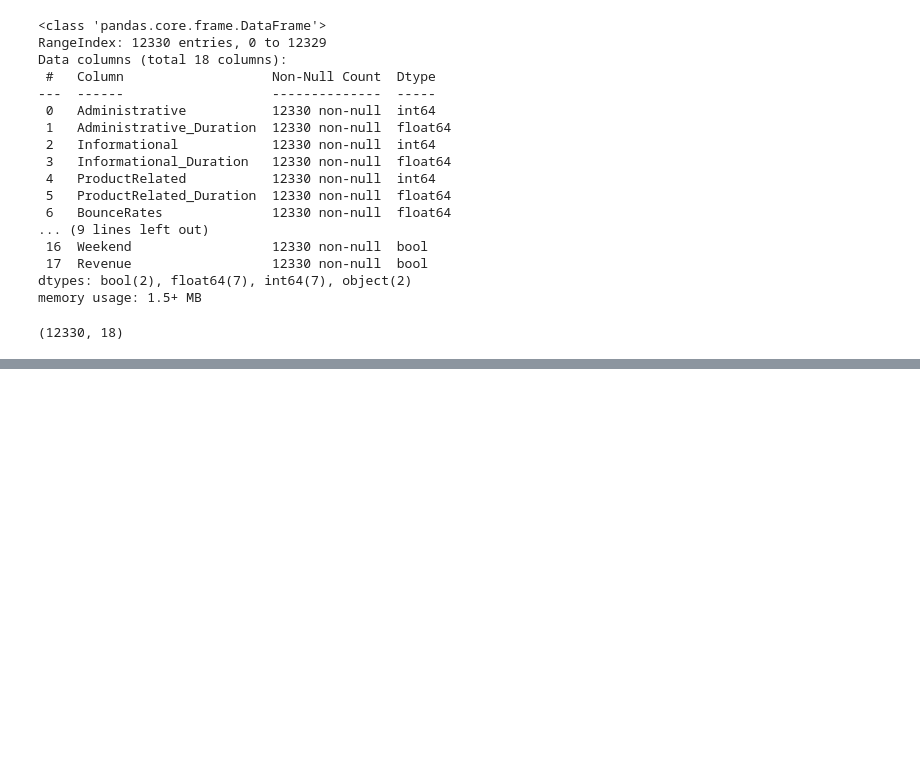
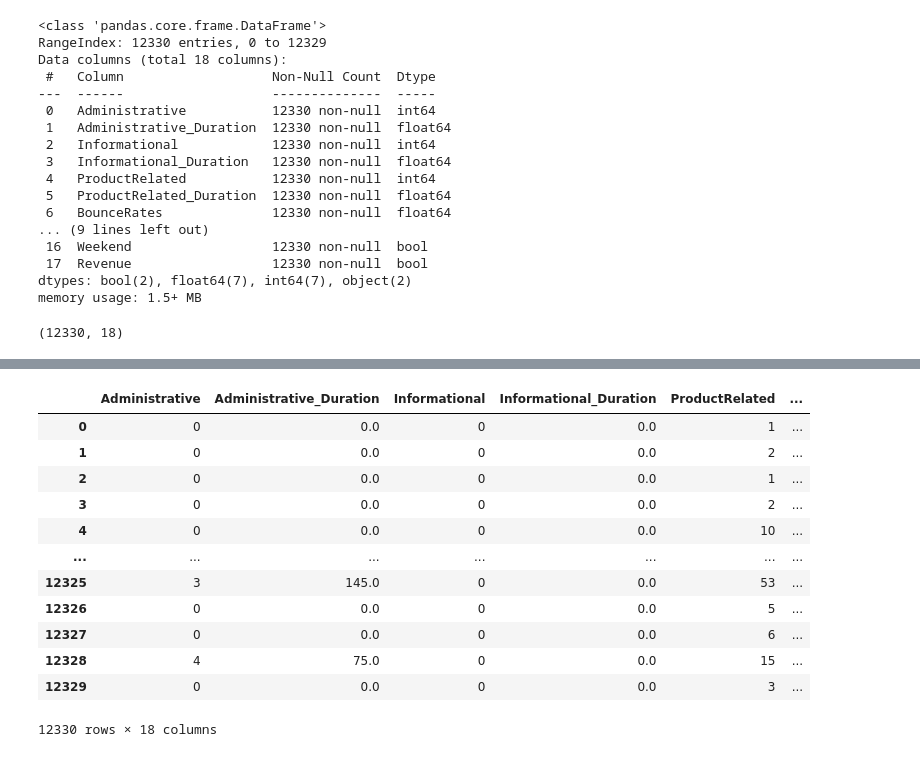
Before and after one commit to SimranKumari93/pandas-practice, a Jupyter notebook: Online Shopping/Notebook.ipynb, the cells around one changed output, grey strips where cells are left out. Drawn from its saved outputs; the diff is of its cells as text; code cells hidden in the pictures; blank space fills up the shorter version.

```diff
--- a/Online Shopping/Notebook.ipynb
+++ b/Online Shopping/Notebook.ipynb
@@ -55,4 +55,7 @@ df.shape
 (12330, 18)
 # %%
 for col in df.columns:
-    df[col] =
+    if df[col].dtype == 'object':
+        df[col].fillna(df[col].mode()[0], inplace=True)
+    else:
+        df[col].fillna(df[col].median(), inplace=True)
@@ -58,0 +100,16 @@ for col in df.columns:
+# %%
+df.fillna(0)
+# %% [output]
+|  | Administrative | Administrative_Duration | Informational | Informational_Duration | ProductRelated | ... |
+| 0 | 0 | 0.0 | 0 | 0.0 | 1 | ... |
+| 1 | 0 | 0.0 | 0 | 0.0 | 2 | ... |
+| 2 | 0 | 0.0 | 0 | 0.0 | 1 | ... |
+| 3 | 0 | 0.0 | 0 | 0.0 | 2 | ... |
+| 4 | 0 | 0.0 | 0 | 0.0 | 10 | ... |
+| ... | ... | ... | ... | ... | ... | ... |
+| 12325 | 3 | 145.0 | 0 | 0.0 | 53 | ... |
+| 12326 | 0 | 0.0 | 0 | 0.0 | 5 | ... |
+| 12327 | 0 | 0.0 | 0 | 0.0 | 6 | ... |
+| 12328 | 4 | 75.0 | 0 | 0.0 | 15 | ... |
+| 12329 | 0 | 0.0 | 0 | 0.0 | 3 | ... |
+12330 rows × 18 columns
```
Also changed, not shown: parts of 2 cells of this notebook.
